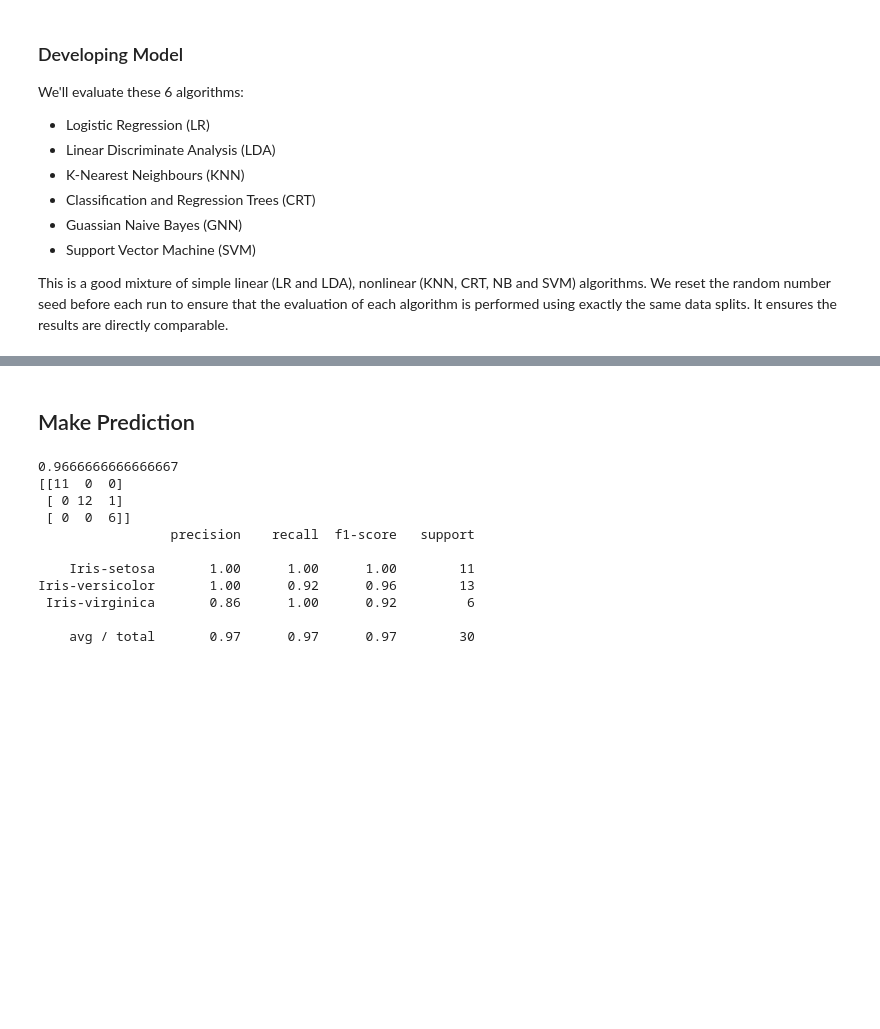
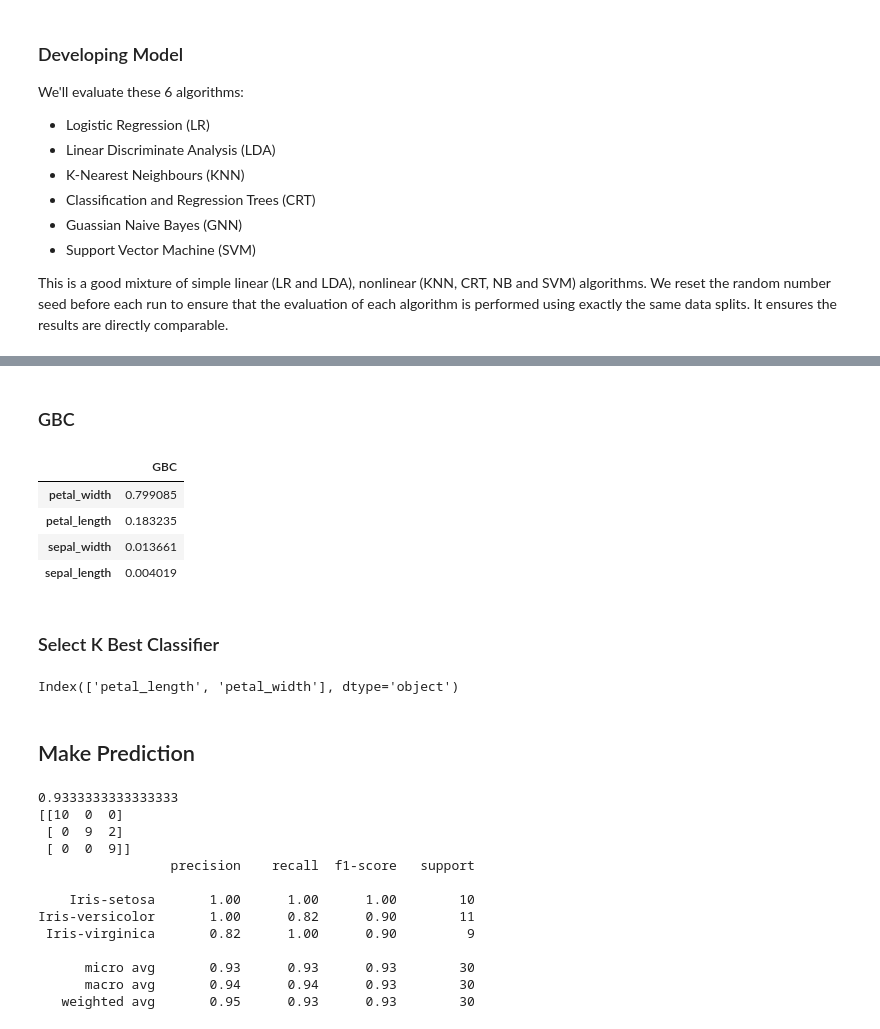
Before and after one commit to JuzerShakir/Iris_Flower, a Jupyter notebook: report.ipynb, the cells around one changed output, grey strips where cells are left out. Drawn from its saved outputs; the diff is of its cells as text; code cells hidden in the pictures; blank space fills up the shorter version.

```diff
--- a/report.ipynb
+++ b/report.ipynb
@@ -224,21 +315,68 @@ plt.show()
+# %% [markdown]
+### GBC
+# %%
+# importing model for feature importance
+from sklearn.ensemble import GradientBoostingClassifier
+
+# passing the model
+model = GradientBoostingClassifier(random_state = 53)
+
+# training the model
+model.fit(X, y)
+
+# extracting feature importance from model and making a dataframe of it in descending order
+GBC_feature_importances = pd.DataFrame(model.feature_importances_, index = X.columns, columns=['GBC']).sort_values('GBC', ascending=False)
+
+# removing traces of this model
+model = None
+
+# show top 10 features
+GBC_feature_importances.head(10)
+# %% [output]
+|  | GBC |
+| petal_width | 0.799085 |
+| petal_length | 0.183235 |
+| sepal_width | 0.013661 |
+| sepal_length | 0.004019 |
+# %% [markdown]
+### Select K Best Classifier
+# %%
+from sklearn.feature_selection import SelectKBest
+
+kbest = SelectKBest(k = 3).fit(X,y)
+mask = kbest.get_support()
+new_features = X.columns[mask]
+
+new_features
+# %% [output]
+Index(['petal_length', 'petal_width'], dtype='object')
 # %% [markdown]
 ## Make Prediction
 # %%
-svm = SVC()
-svm.fit(X_train, y_train)
-predict = svm.predict(X_test)
+from sklearn.metrics import accuracy_score, classification_report, confusion_matrix
+
+lda =  DecisionTreeClassifier()
+
+lda.fit(X_train, y_train)
+
+predict = lda.predict(X_test)
+
 print(accuracy_score(y_test, predict))
 print(confusion_matrix(y_test, predict))
 print(classification_report(y_test, predict))
+
+lda = None
 # %% [output]
-0.9666666666666667
-[[11  0  0]
- [ 0 12  1]
- [ 0  0  6]]
+0.9333333333333333
+[[10  0  0]
+ [ 0  9  2]
+ [ 0  0  9]]
                  precision    recall  f1-score   support
 
-    Iris-setosa       1.00      1.00      1.00        11
-Iris-versicolor       1.00      0.92      0.96        13
- Iris-virginica       0.86      1.00      0.92         6
+    Iris-setosa       1.00      1.00      1.00        10
+Iris-versicolor       1.00      0.82      0.90        11
+ Iris-virginica       0.82      1.00      0.90         9
 
-    avg / total       0.97      0.97      0.97        30
+      micro avg       0.93      0.93      0.93        30
+      macro avg       0.94      0.94      0.93        30
+   weighted avg       0.95      0.93      0.93        30
```
Also changed, not shown: parts of 22 cells of this notebook.
